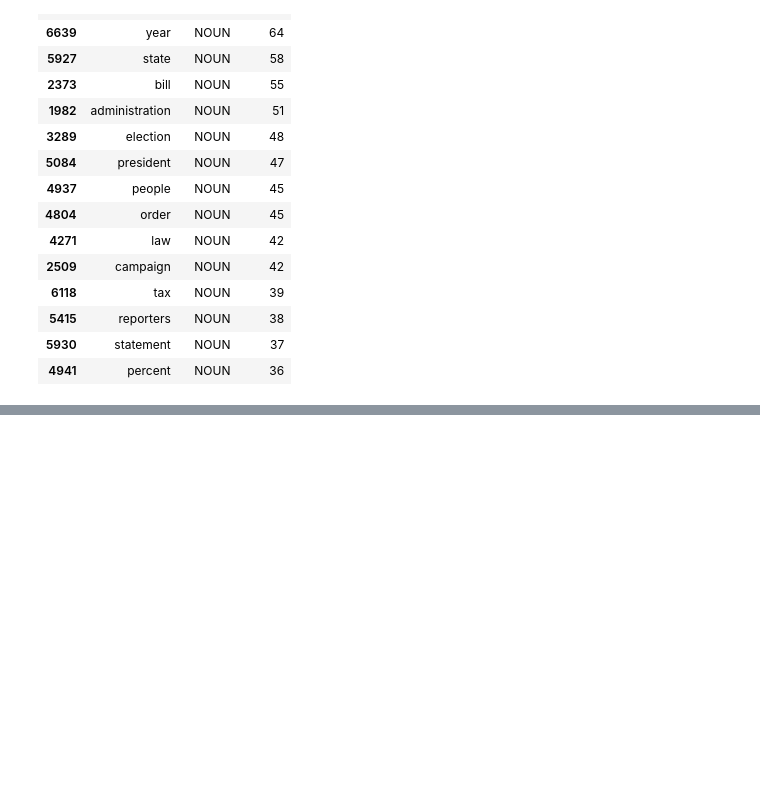
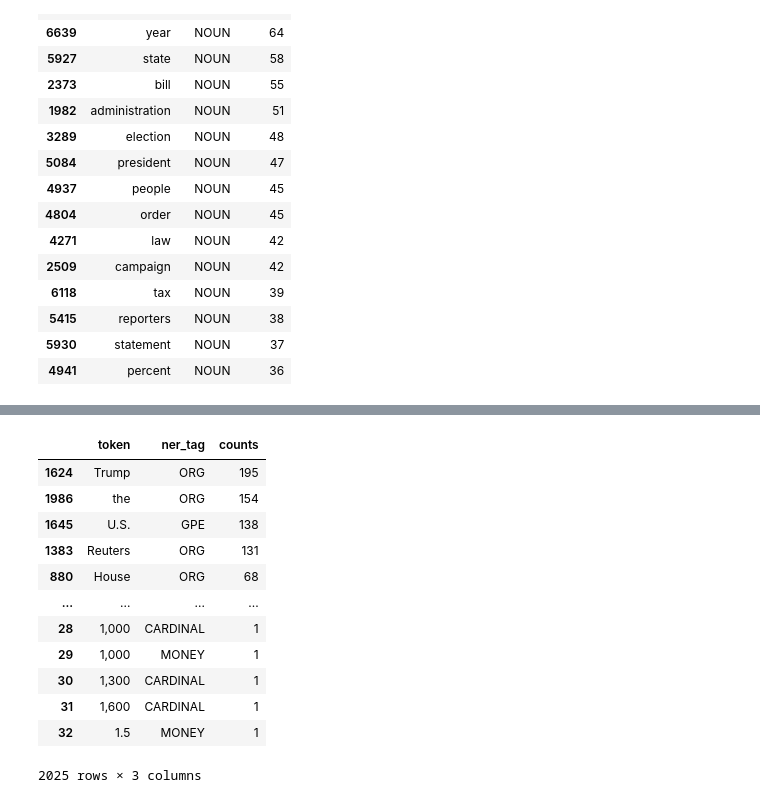
Before and after one commit to mfarid99/nlp_case_study, a Jupyter notebook: case_study.ipynb, the cells around one changed output, grey strips where cells are left out. Cells and saved outputs as stored; diff of their text form; code cells hidden in the pictures; blank space fills up the shorter version.

```diff
--- a/case_study.ipynb
+++ b/case_study.ipynb
@@ -462,0 +485,16 @@ pos_counts_fact[pos_counts_fact.pos_tag == 'NOUN'][:15]
+# %%
+top_entities_fact
+# %% [output]
+|  | token | ner_tag | counts |
+| 1624 | Trump | ORG | 195 |
+| 1986 | the | ORG | 154 |
+| 1645 | U.S. | GPE | 138 |
+| 1383 | Reuters | ORG | 131 |
+| 880 | House | ORG | 68 |
+| ... | ... | ... | ... |
+| 28 | 1,000 | CARDINAL | 1 |
+| 29 | 1,000 | MONEY | 1 |
+| 30 | 1,300 | CARDINAL | 1 |
+| 31 | 1,600 | CARDINAL | 1 |
+| 32 | 1.5 | MONEY | 1 |
+2025 rows × 3 columns
```
Also changed, not shown: parts of 8 cells of this notebook.
